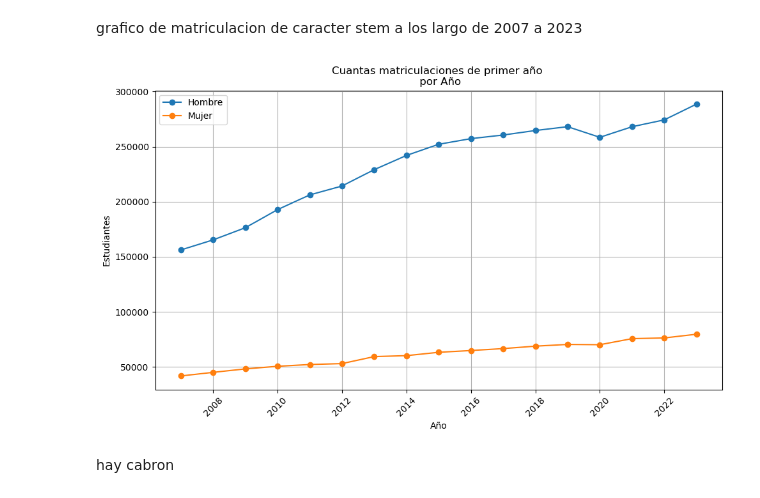
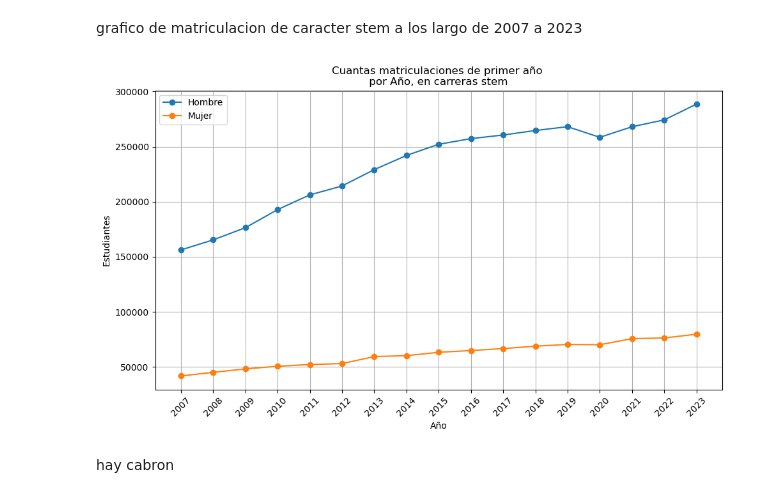
Before and after one commit to Kilpura/ProyectoCIenciaDatos, a Jupyter notebook: carpeta dat/datos_feos_XDXDXDDDD.ipynb, the cells around one changed output. Drawn from its saved outputs; the diff is of its cells as text; code cells hidden in the pictures.

```diff
--- a/carpeta dat/datos_feos_XDXDXDDDD.ipynb
+++ b/carpeta dat/datos_feos_XDXDXDDDD.ipynb
@@ -605,23 +605,23 @@ grafico de matriculacion de caracter stem a los largo de 2007 a 2023
 # %%
 
 plt.figure(figsize=(10, 6))
 plt.plot(dat['Año'], dat["Hombre"], marker='o', label='Hombre')
 plt.plot(dat['Año'], dat["Mujer"], marker='o', label="Mujer")
 
 
 plt.title('Cuantas matriculaciones de primer año \n por Año, en carreras stem ')
 
 plt.xlabel('Año')
 plt.ylabel('Estudiantes')
-plt.xticks(rotation=45)
+plt.xticks(dat['Año'].astype(int), rotation=45)
 plt.legend()
 plt.grid()
 
 
 plt.tight_layout()
 plt.show()
 # %% [output]
-[figure, old version]
+[figure, new version]
 # %% [markdown]
 hay cabron
 # %%
```
Also changed, not shown: 1 other file.
